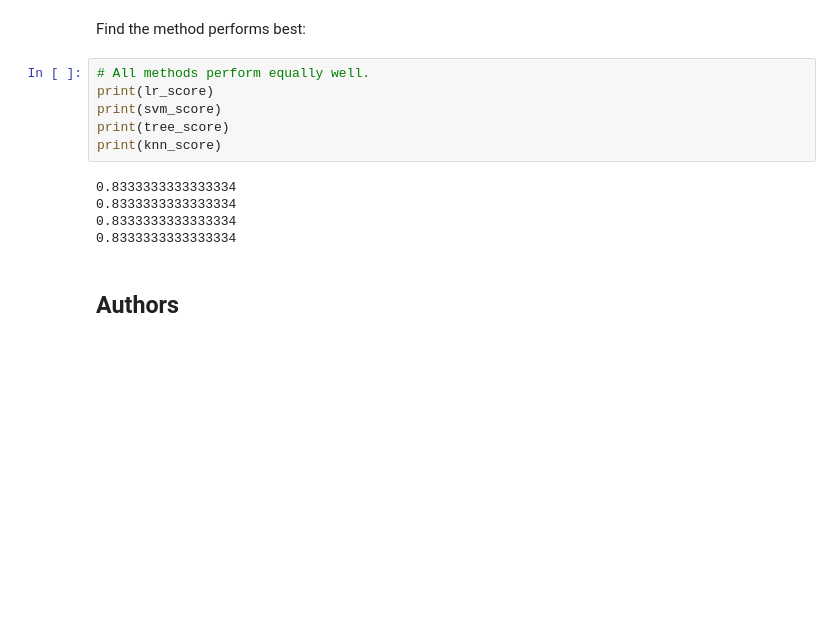
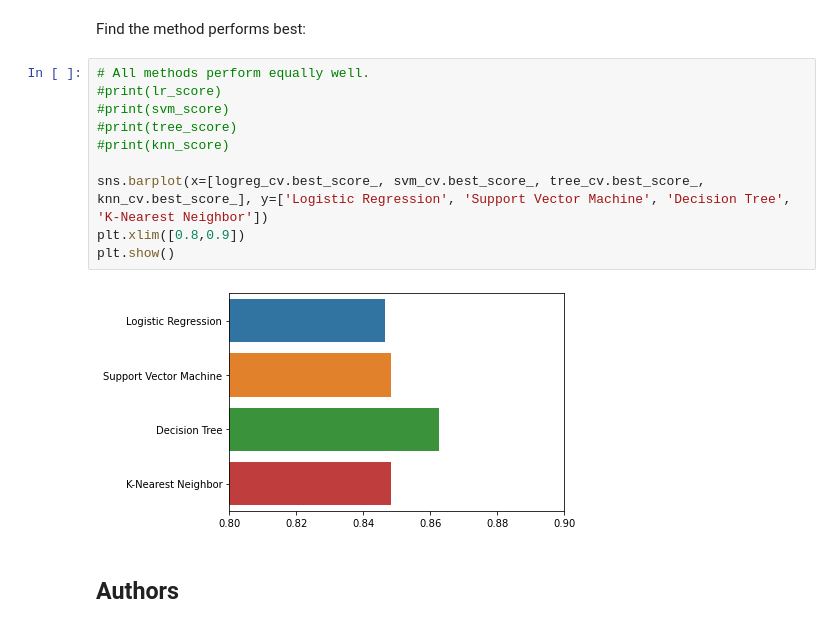
Before and after one commit to HerbieCodesSometimes/IBMCapstone, a Jupyter notebook: Machine Learning Prediction.ipynb, the cells around one changed output. Cells and saved outputs as stored; diff of their text form; blank space fills up the shorter version.

```diff
--- a/Machine Learning Prediction.ipynb
+++ b/Machine Learning Prediction.ipynb
@@ -303,15 +303,16 @@ plot_confusion_matrix(Y_test,yhat)
 Find the method performs best:
 # %%
 # All methods perform equally well.
-print(lr_score)
-print(svm_score)
-print(tree_score)
-print(knn_score)
+#print(lr_score)
+#print(svm_score)
+#print(tree_score)
+#print(knn_score)
+
+sns.barplot(x=[logreg_cv.best_score_, svm_cv.best_score_, tree_cv.best_score_, knn_cv.best_score_], y=['Logistic Regression', 'Support Vector Machine', 'Decision Tree', 'K-Nearest Neighbor'])
+plt.xlim([0.8,0.9])
+plt.show()
 # %% [output]
-0.8333333333333334
-0.8333333333333334
-0.8333333333333334
-0.8333333333333334
+[figure, added]
 # %% [markdown]
 ## Authors
 # %% [markdown]
```
Also changed, not shown: parts of 1 cell of this notebook.
